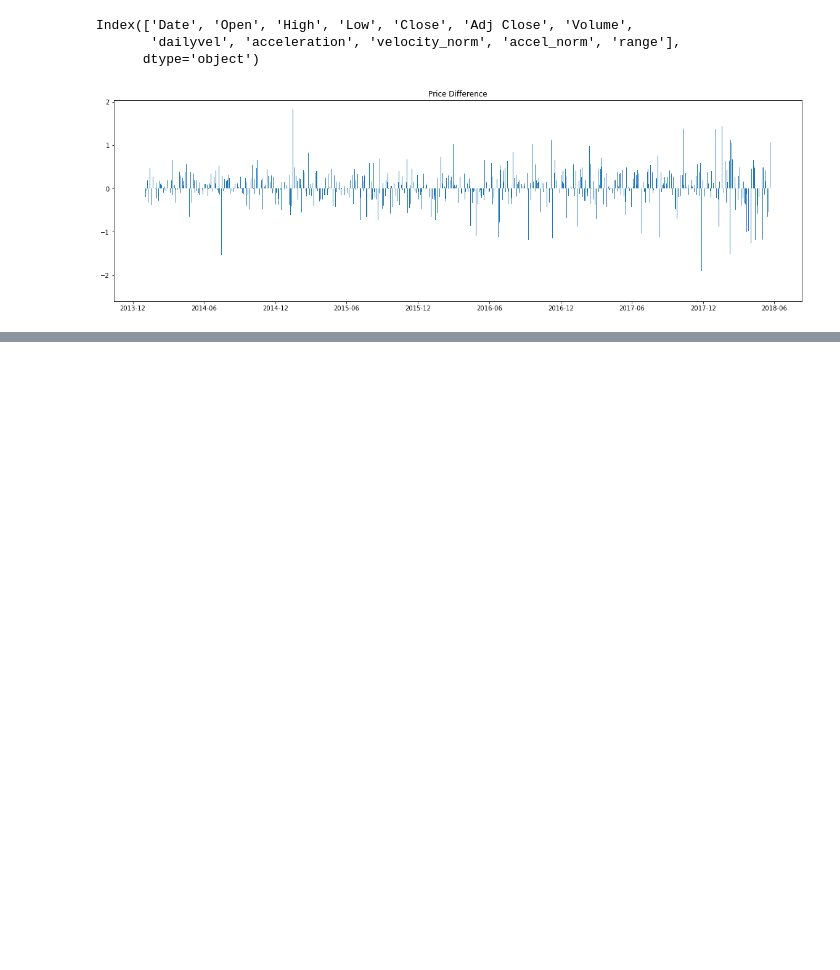
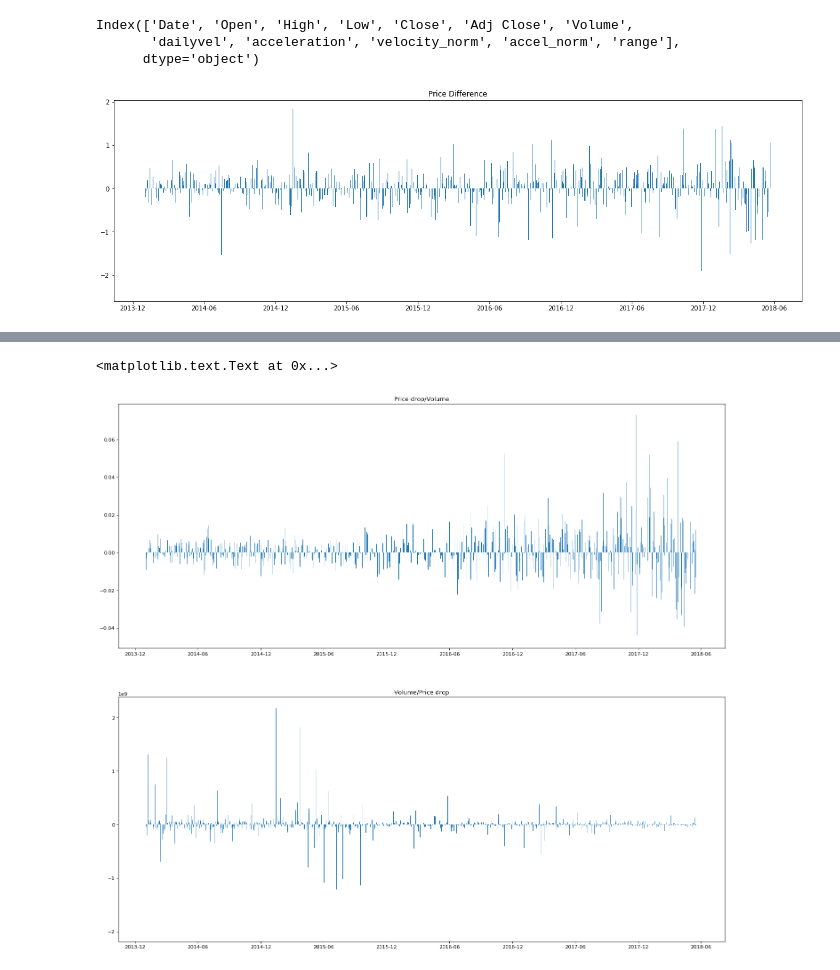
Before and after one commit to tnazikian/market, a Jupyter notebook: market.ipynb, the cells around one changed output, grey strips where cells are left out. Saved outputs shown, nothing was run; the diff lists cells and outputs as text; code cells hidden in the pictures; blank space fills up the shorter version.

```diff
--- a/market.ipynb
+++ b/market.ipynb
@@ -773,0 +823,14 @@ plt.show()
+# %%
+"""Volume/price and Price/volume difference"""
+
+plt.figure(1, figsize=(22, 20), dpi=80)
+plt.subplot(211)
+plt.bar(shit_slice.index, shit_slice["price_drop/volume_normal"])
+plt.title("Price drop/Volume")
+
+plt.subplot(212)
+plt.bar(shit_slice.index, shit_slice["volume/price_drop"])
+plt.title("Volume/Price drop")
+# %% [output]
+<matplotlib.text.Text at 0x...>
+[figure, added]
```
Also changed, not shown: parts of 5 cells of this notebook.
